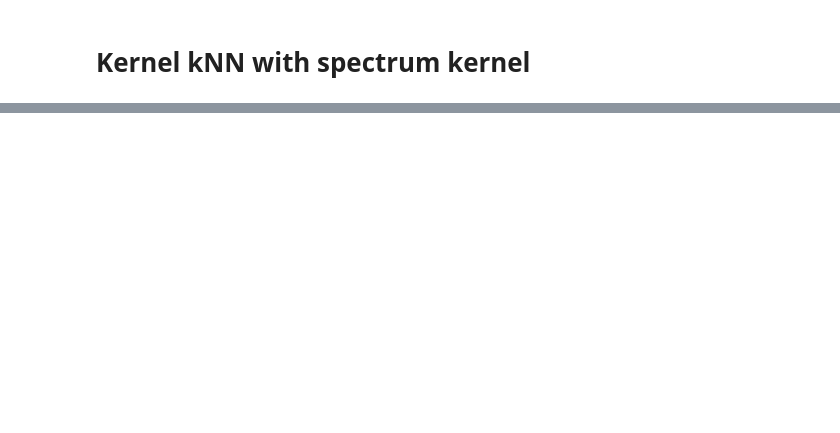
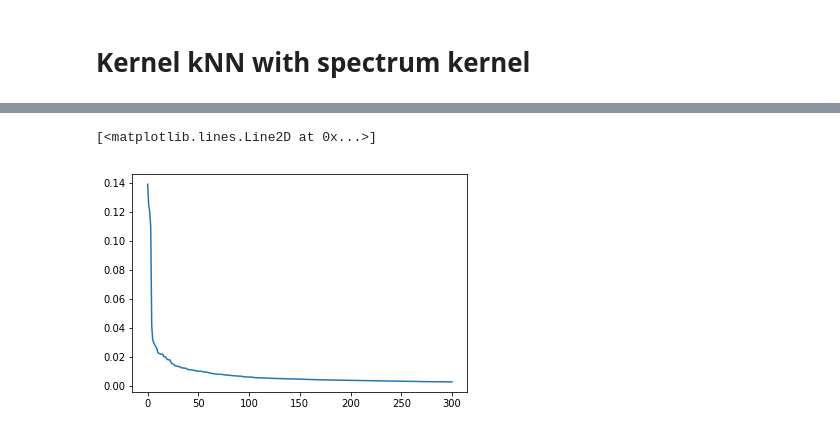
Before and after one commit to VictorSanh/Kernel_Challenge, a Jupyter notebook: playground/Spectrum_kernel_linear.ipynb, the cells around one changed output, grey strips where cells are left out. Cells and saved outputs as stored; diff of their text form; code cells hidden in the pictures; blank space fills up the shorter version.

```diff
--- a/playground/Spectrum_kernel_linear.ipynb
+++ b/playground/Spectrum_kernel_linear.ipynb
@@ -185,0 +405,5 @@ kNN.assess(features_tr2, tr2['Bound'].as_matrix(), n_folds=5, stringsData=False)
+# %%
+plt.plot(tr1_MI_ranked)
+# %% [output]
+[<matplotlib.lines.Line2D at 0x...>]
+[figure, added]
```
Also changed, not shown: parts of 45 cells of this notebook, 1 other file.
